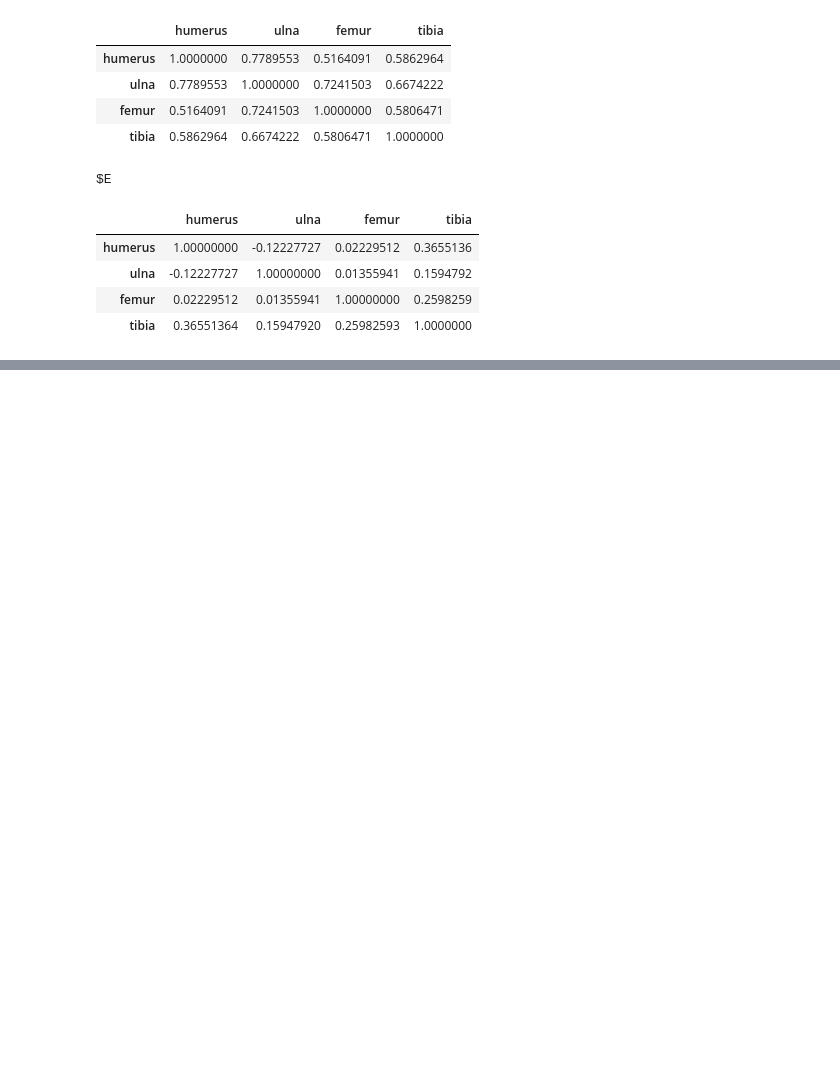
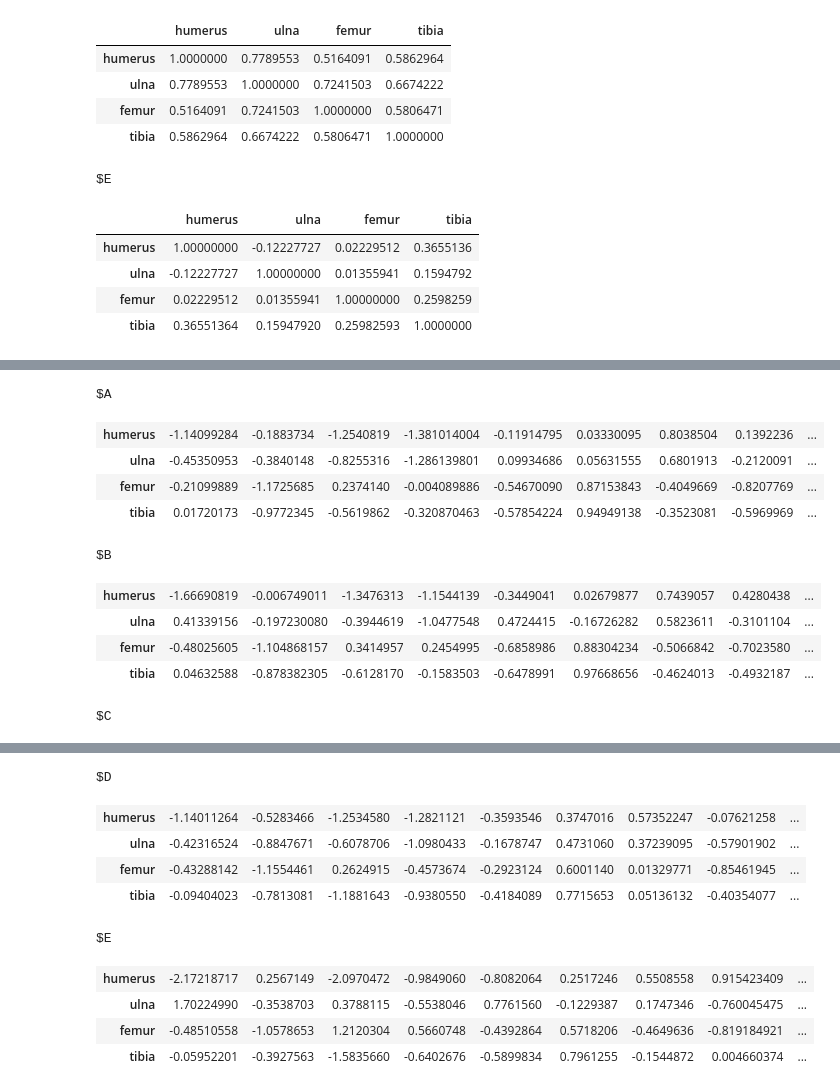
Before and after one commit to diogro/QGcourse, a Jupyter notebook: tutorials/Multivariate Evolution.ipynb, the cells around one changed output, grey strips where cells are left out. Saved outputs shown, nothing was run; the diff lists cells and outputs as text; code cells hidden in the pictures; blank space fills up the shorter version.

```diff
--- a/tutorials/Multivariate Evolution.ipynb
+++ b/tutorials/Multivariate Evolution.ipynb
@@ -186,0 +188,19 @@ $E
+# %%
+random_betas = matrix(rnorm(1000*4), 4, 1000)
+response_list = lapply(cor_mats, function(x) x %*% random_betas)
+
+# These are the simulated responses
+
+response_list
+# %% [output]
+$A
+| humerus | -1.14099284 | -0.1883734 | -1.2540819 | -1.381014004 | -0.11914795 | 0.03330095 | 0.8038504 | 0.1392236 | ... |
+| ulna | -0.45350953 | -0.3840148 | -0.8255316 | -1.286139801 | 0.09934686 | 0.05631555 | 0.6801913 | -0.2120091 | ... |
+| femur | -0.21099889 | -1.1725685 | 0.2374140 | -0.004089886 | -0.54670090 | 0.87153843 | -0.4049669 | -0.8207769 | ... |
+| tibia | 0.01720173 | -0.9772345 | -0.5619862 | -0.320870463 | -0.57854224 | 0.94949138 | -0.3523081 | -0.5969969 | ... |
+$B
+| humerus | -1.66690819 | -0.006749011 | -1.3476313 | -1.1544139 | -0.3449041 | 0.02679877 | 0.7439057 | 0.4280438 | ... |
+| ulna | 0.41339156 | -0.197230080 | -0.3944619 | -1.0477548 | 0.4724415 | -0.16726282 | 0.5823611 | -0.3101104 | ... |
+| femur | -0.48025605 | -1.104868157 | 0.3414957 | 0.2454995 | -0.6858986 | 0.88304234 | -0.5066842 | -0.7023580 | ... |
+| tibia | 0.04632588 | -0.878382305 | -0.6128170 | -0.1583503 | -0.6478991 | 0.97668656 | -0.4624013 | -0.4932187 | ... |
+$C
@@ -186,0 +211,10 @@ $E
+$D
+| humerus | -1.14011264 | -0.5283466 | -1.2534580 | -1.2821121 | -0.3593546 | 0.3747016 | 0.57352247 | -0.07621258 | ... |
+| ulna | -0.42316524 | -0.8847671 | -0.6078706 | -1.0980433 | -0.1678747 | 0.4731060 | 0.37239095 | -0.57901902 | ... |
+| femur | -0.43288142 | -1.1554461 | 0.2624915 | -0.4573674 | -0.2923124 | 0.6001140 | 0.01329771 | -0.85461945 | ... |
+| tibia | -0.09404023 | -0.7813081 | -1.1881643 | -0.9380550 | -0.4184089 | 0.7715653 | 0.05136132 | -0.40354077 | ... |
+$E
+| humerus | -2.17218717 | 0.2567149 | -2.0970472 | -0.9849060 | -0.8082064 | 0.2517246 | 0.5508558 | 0.915423409 | ... |
+| ulna | 1.70224990 | -0.3538703 | 0.3788115 | -0.5538046 | 0.7761560 | -0.1229387 | 0.1747346 | -0.760045475 | ... |
+| femur | -0.48510558 | -1.0578653 | 1.2120304 | 0.5660748 | -0.4392864 | 0.5718206 | -0.4649636 | -0.819184921 | ... |
+| tibia | -0.05952201 | -0.3927563 | -1.5835660 | -0.6402676 | -0.5899834 | 0.7961255 | -0.1544872 | 0.004660374 | ... |
```
Also changed, not shown: parts of 12 cells of this notebook.
